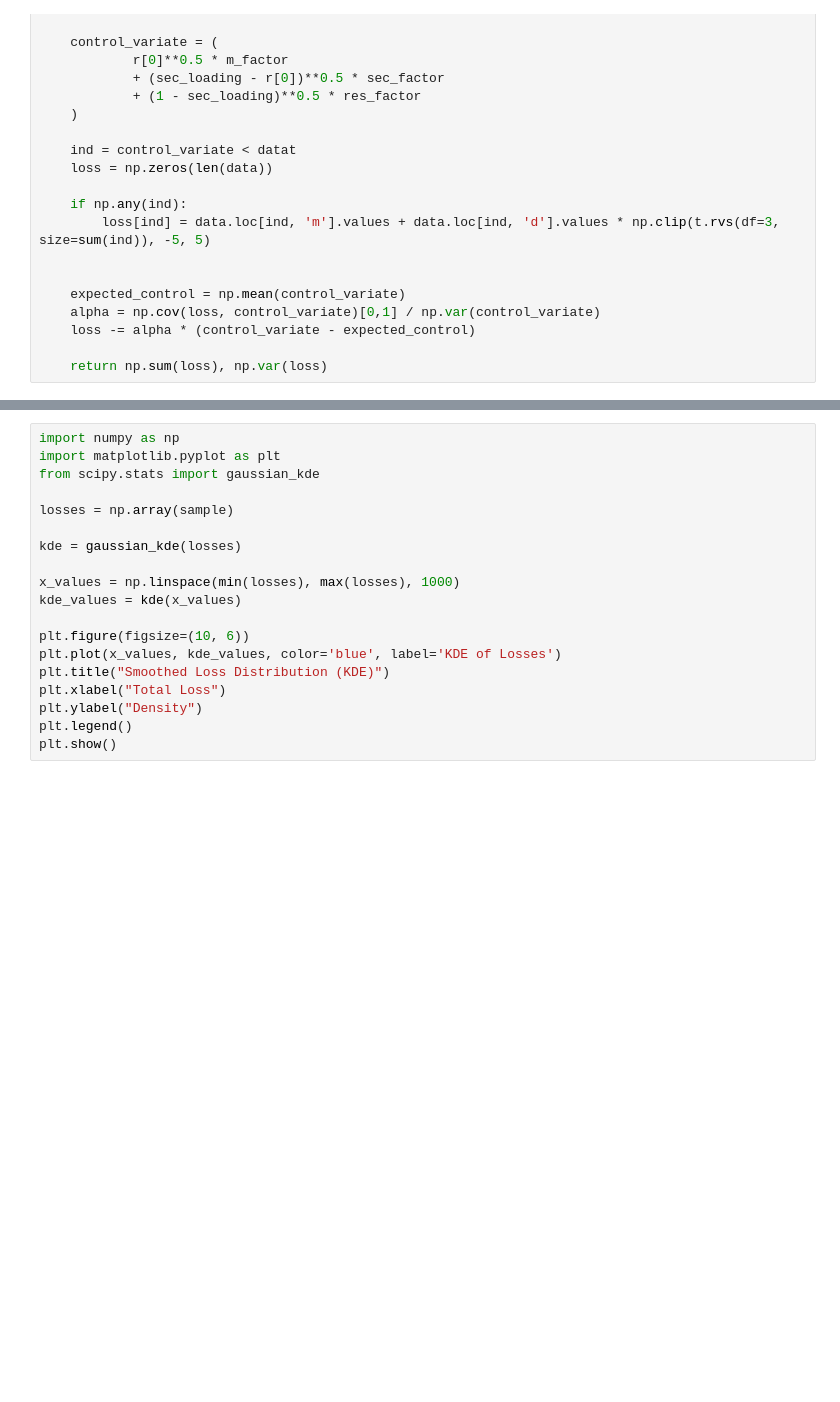
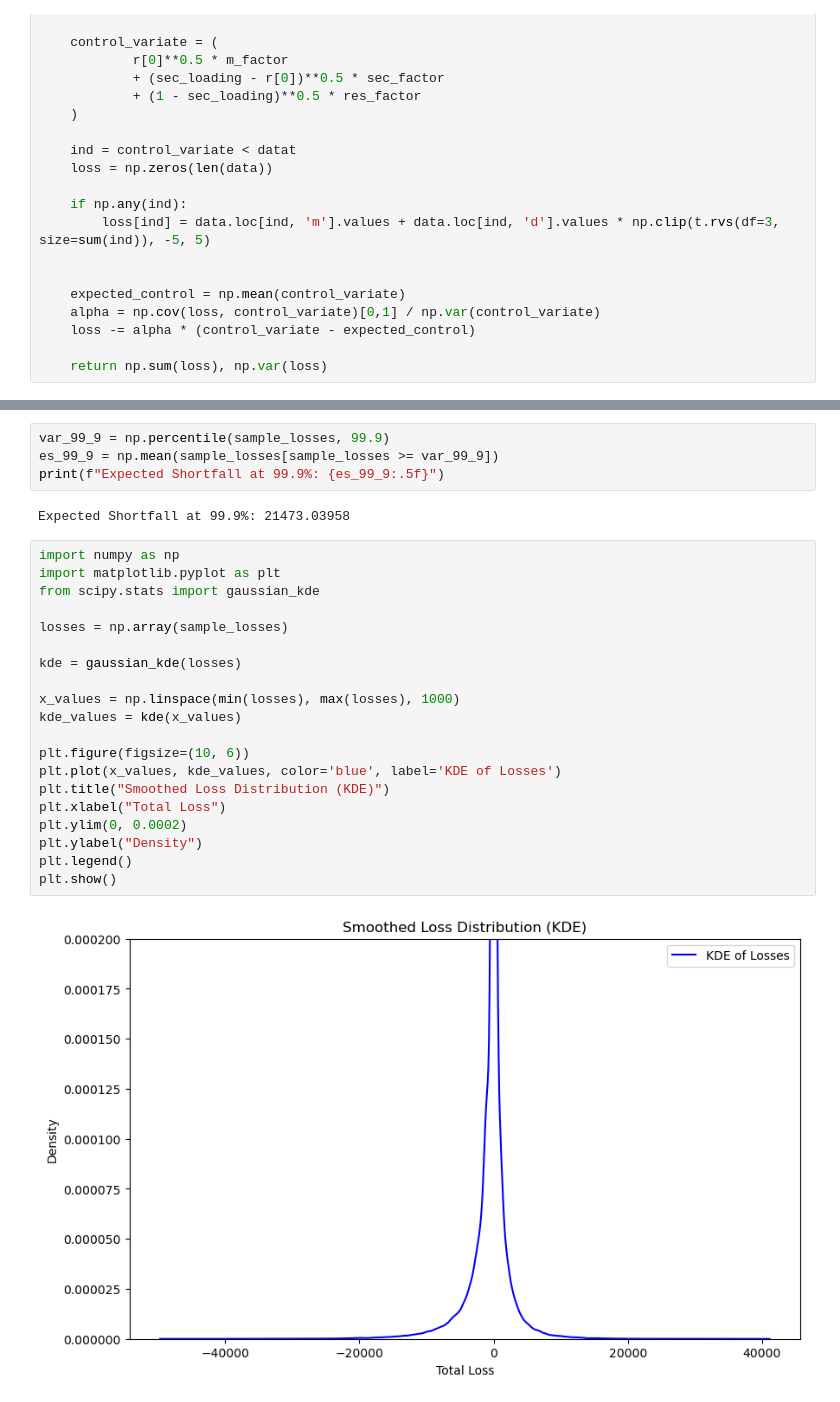
Before and after one commit to akrokosz/gs_quant_mc, a Jupyter notebook: finalito.ipynb, the cells around one changed output, grey strips where cells are left out. Drawn from its saved outputs; the diff is of its cells as text; blank space fills up the shorter version.

```diff
--- a/finalito.ipynb
+++ b/finalito.ipynb
@@ -90,19 +73,28 @@ NameError: name 'sample_losses' is not defined
+# %%
+var_99_9 = np.percentile(sample_losses, 99.9)
+es_99_9 = np.mean(sample_losses[sample_losses >= var_99_9])
+print(f"Expected Shortfall at 99.9%: {es_99_9:.5f}")
+# %% [output]
+Expected Shortfall at 99.9%: 21473.03958
 # %%
 import numpy as np
 import matplotlib.pyplot as plt
 from scipy.stats import gaussian_kde
 
-losses = np.array(sample)
+losses = np.array(sample_losses)
 
 kde = gaussian_kde(losses)
 
 x_values = np.linspace(min(losses), max(losses), 1000)
 kde_values = kde(x_values)
 
 plt.figure(figsize=(10, 6))
 plt.plot(x_values, kde_values, color='blue', label='KDE of Losses')
 plt.title("Smoothed Loss Distribution (KDE)")
 plt.xlabel("Total Loss")
+plt.ylim(0, 0.0002)
 plt.ylabel("Density")
 plt.legend()
 plt.show()
+# %% [output]
+[figure, added]
```
Also changed, not shown: parts of 13 cells of this notebook, 1 other file.
